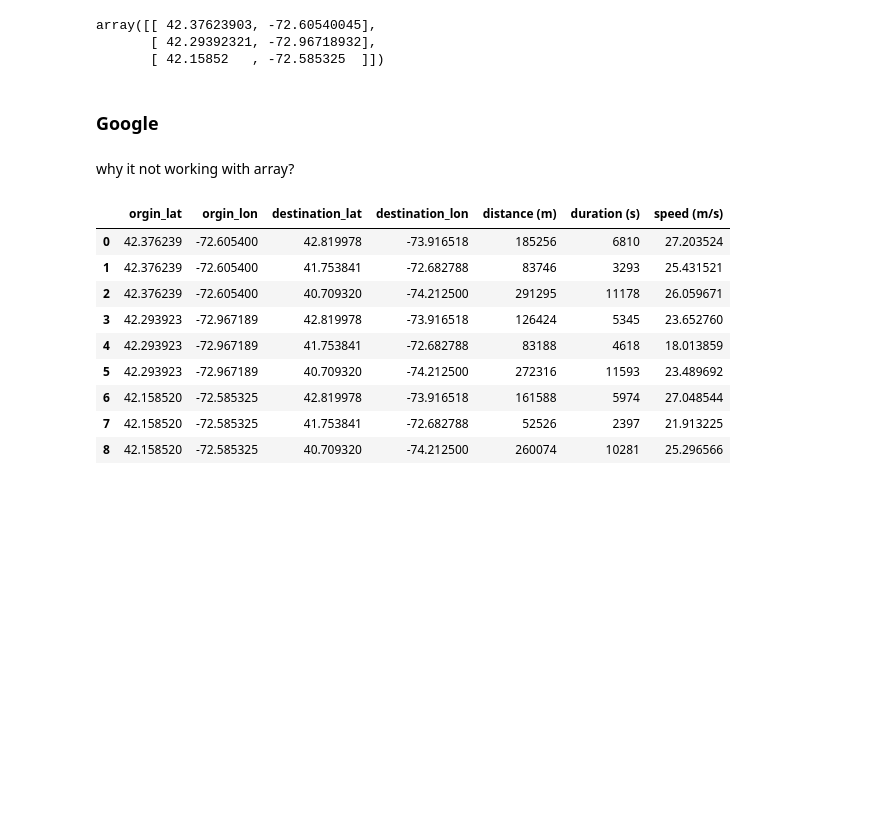
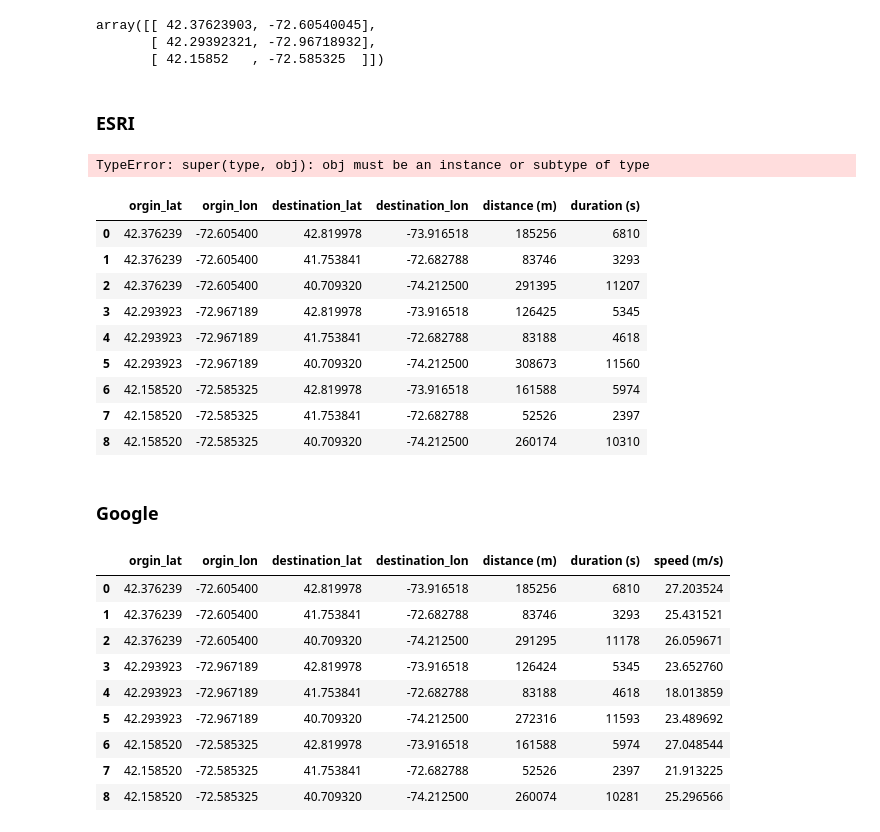
Before and after one commit to wybert/georouting, a Jupyter notebook: notebooks/dev.ipynb, the cells around one changed output. Cells and saved outputs as stored; diff of their text form; code cells hidden in the pictures; blank space fills up the shorter version.

Commit message:
add esri to module

```diff
--- a/notebooks/dev.ipynb
+++ b/notebooks/dev.ipynb
@@ -271,10 +263,29 @@ origins
 array([[ 42.37623903, -72.60540045],
        [ 42.29392321, -72.96718932],
        [ 42.15852   , -72.585325  ]])
+# %% [markdown]
+### ESRI
+# %%
+from georouting.routers import EsriRouter
+esri_router = EsriRouter(esri_key,mode="driving")
+esri_router_distance_matrix = esri_router.get_distance_matrix(origins,destinations,append_od=True)
+# %% [output]
+TypeError: super(type, obj): obj must be an instance or subtype of type
+# %%
+esri_router_distance_matrix
+# %% [output]
+|  | orgin_lat | orgin_lon | destination_lat | destination_lon | distance (m) | duration (s) |
+| 0 | 42.376239 | -72.605400 | 42.819978 | -73.916518 | 185256 | 6810 |
+| 1 | 42.376239 | -72.605400 | 41.753841 | -72.682788 | 83746 | 3293 |
+| 2 | 42.376239 | -72.605400 | 40.709320 | -74.212500 | 291395 | 11207 |
+| 3 | 42.293923 | -72.967189 | 42.819978 | -73.916518 | 126425 | 5345 |
+| 4 | 42.293923 | -72.967189 | 41.753841 | -72.682788 | 83188 | 4618 |
+| 5 | 42.293923 | -72.967189 | 40.709320 | -74.212500 | 308673 | 11560 |
+| 6 | 42.158520 | -72.585325 | 42.819978 | -73.916518 | 161588 | 5974 |
+| 7 | 42.158520 | -72.585325 | 41.753841 | -72.682788 | 52526 | 2397 |
+| 8 | 42.158520 | -72.585325 | 40.709320 | -74.212500 | 260174 | 10310 |
 # %% [markdown]
 ### Google
-# %% [markdown]
-why it not working with array?
 # %%
 from georouting.routers import GoogleRouter
 router = GoogleRouter(google_key,mode="driving")
```
Also changed, not shown: parts of 5 cells of this notebook, 2 other files.
